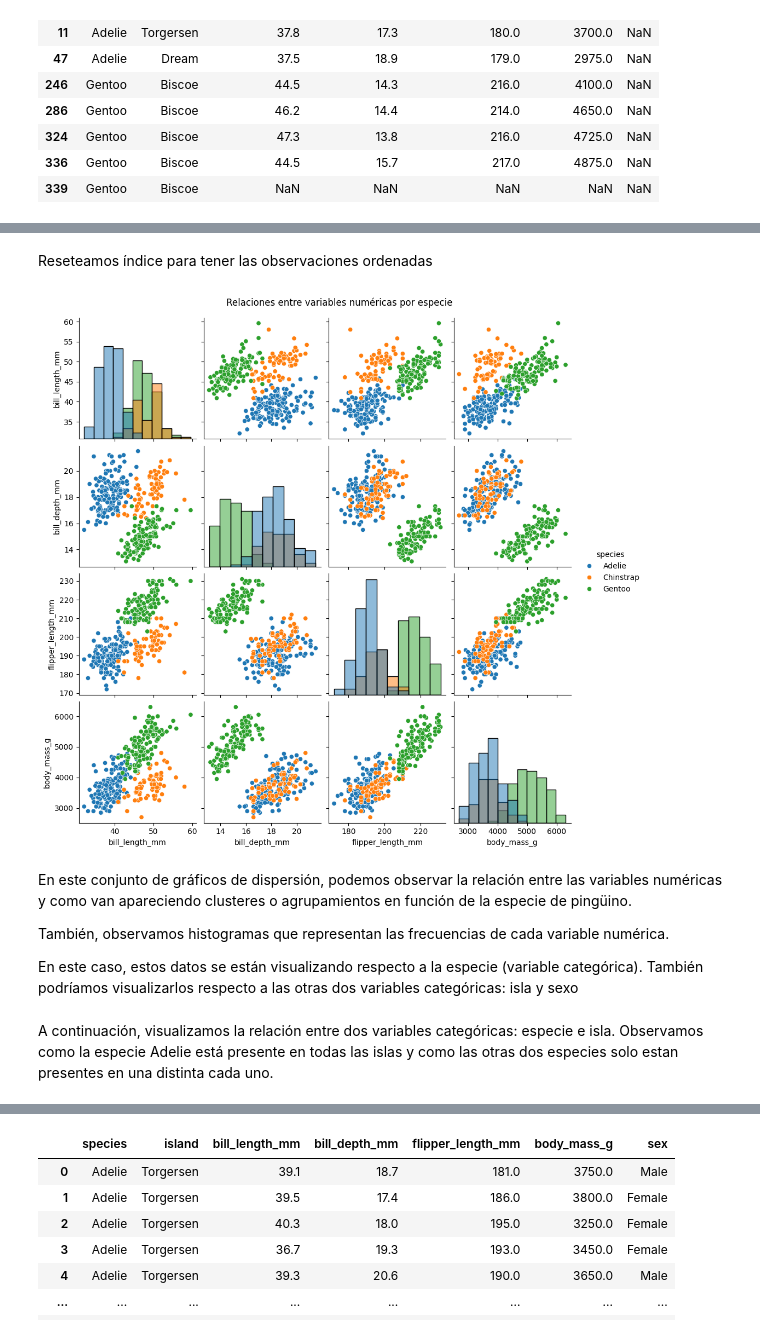
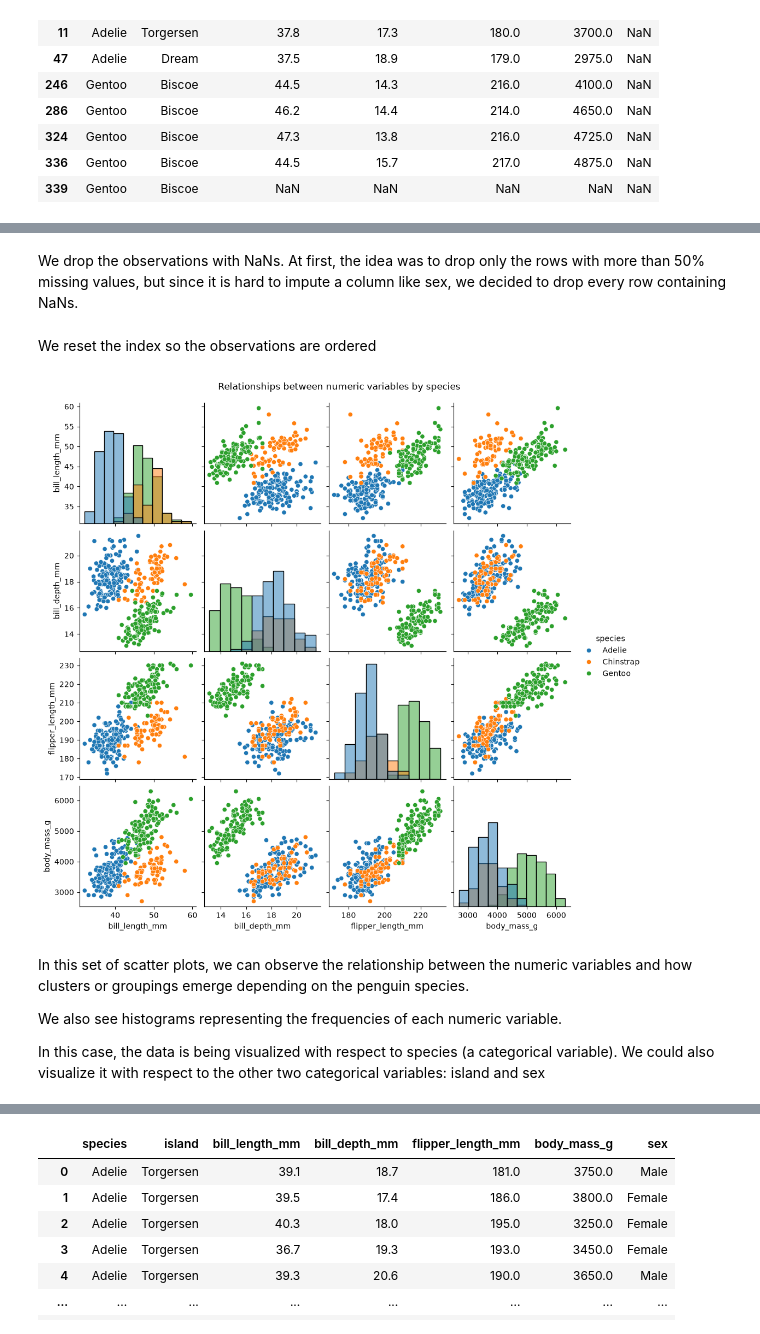
Before and after one commit to adoviguerav/penguins_pca_clustering, a Jupyter notebook: PCA_Clustering_Adolfo_Viguera.ipynb, the cells around one changed output, grey strips where cells are left out. Cells and saved outputs as stored; diff of their text form; code cells hidden in the pictures.

```diff
--- a/PCA_Clustering_Adolfo_Viguera.ipynb
+++ b/PCA_Clustering_Adolfo_Viguera.ipynb
@@ -93,21 +91,21 @@ Eliminamos las observaciones con NaNs. En primer lugar, se planteó eliminar sol
+# %% [markdown]
+We drop the observations with NaNs. At first, the idea was to drop only the rows with more than 50% missing values, but since it is hard to impute a column like sex, we decided to drop every row containing NaNs.
 # %%
 penguins = penguins.dropna(axis=0)
-# %% [markdown]
-Reseteamos índice para tener las observaciones ordenadas
+# %% [markdown]
+We reset the index so the observations are ordered
 # %%
 penguins = penguins.reset_index(drop=True)
 # %%
-# Crear un conjunto de gráficos de dispersión (pairplot)
+# Create a set of scatter plots (pairplot)
 sns.pairplot(penguins, hue="species", diag_kind="hist")
-plt.suptitle("Relaciones entre variables numéricas por especie", y=1.02)
+plt.suptitle("Relationships between numeric variables by species", y=1.02)
 plt.show()
 # %% [output]
-[figure, old version]
+[figure, new version]
-# %% [markdown]
-En este conjunto de gráficos de dispersión, podemos observar la relación entre las variables numéricas y como van apareciendo clusteres o agrupamientos en función de la especie de pingüino.
-
-También, observamos histogramas que representan las frecuencias de cada variable numérica.
-
-En este caso, estos datos se están visualizando respecto a la especie (variable categórica). También podríamos visualizarlos respecto a las otras dos variables categóricas: isla y sexo
-# %% [markdown]
-A continuación, visualizamos la relación entre dos variables categóricas: especie e isla. Observamos como la especie Adelie está presente en todas las islas y como las otras dos especies solo estan presentes en una distinta cada uno.
+# %% [markdown]
+In this set of scatter plots, we can observe the relationship between the numeric variables and how clusters or groupings emerge depending on the penguin species.
+
+We also see histograms representing the frequencies of each numeric variable.
+
+In this case, the data is being visualized with respect to species (a categorical variable). We could also visualize it with respect to the other two categorical variables: island and sex
```
Also changed, not shown: parts of 127 cells of this notebook, 4 other files.
